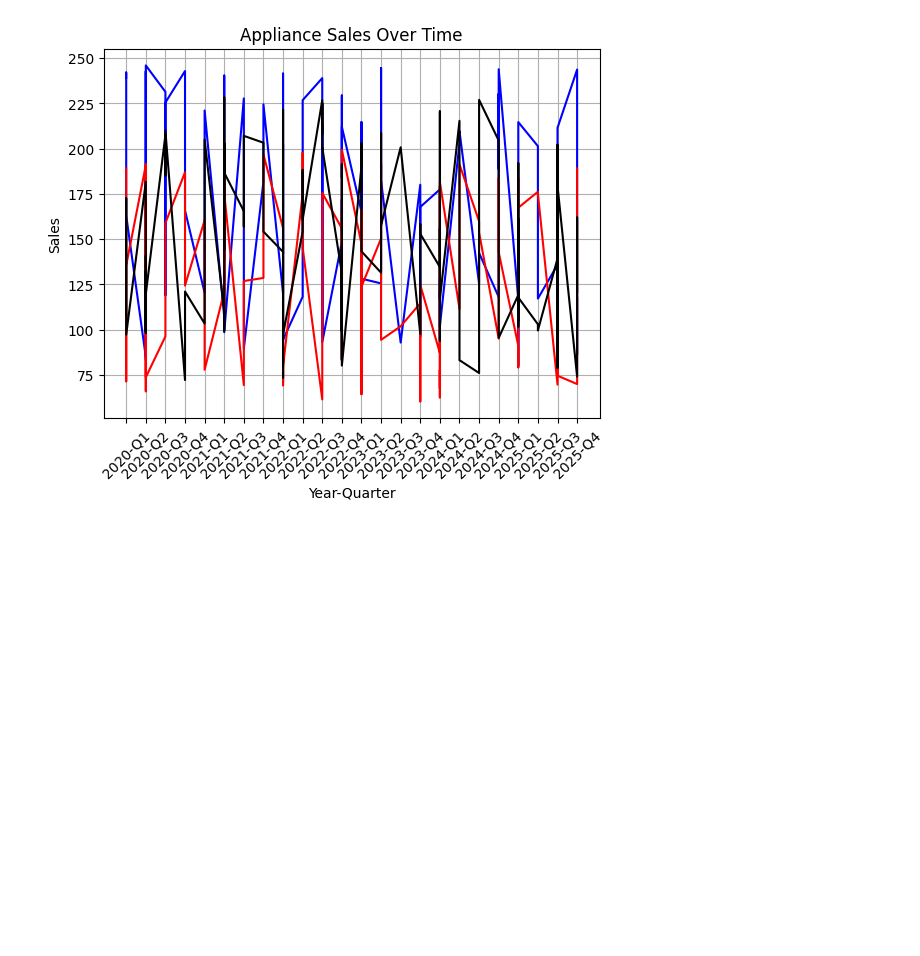
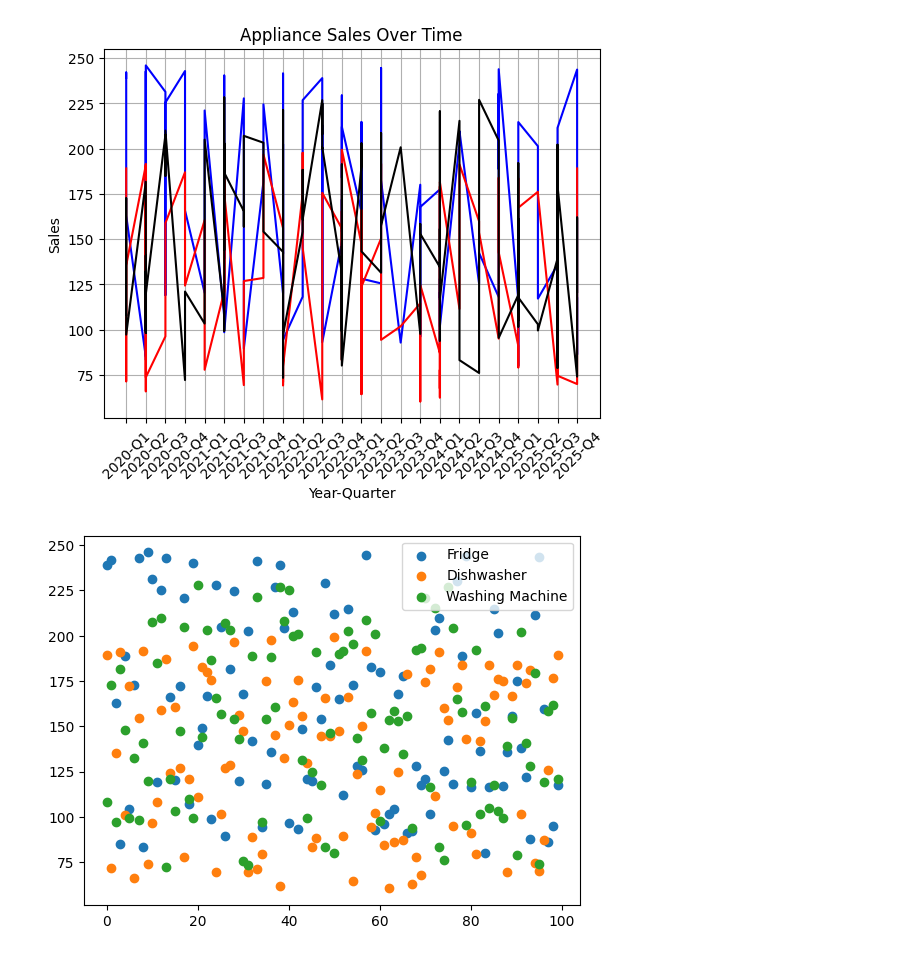
Before and after one commit to predictor450v/python-, a Jupyter notebook: matplotlib/intro.ipynb, the cells around one changed output. Saved outputs shown, nothing was run; the diff lists cells and outputs as text; code cells hidden in the pictures; blank space fills up the shorter version.

Commit message:
scatter plot

```diff
--- a/matplotlib/intro.ipynb
+++ b/matplotlib/intro.ipynb
@@ -35,3 +35,11 @@ plt.grid(True)
 plt.show()
 # %% [output]
 [figure]
+# %%
+plt.scatter(range(len(df_sales)), df_sales["Fridge"], label="Fridge")
+plt.scatter(range(len(df_sales)), df_sales["Dishwasher"], label="Dishwasher")
+plt.scatter(range(len(df_sales)), df_sales["Washing Machine"], label="Washing Machine")
+plt.legend()
+plt.show()
+# %% [output]
+[figure, added]
```
